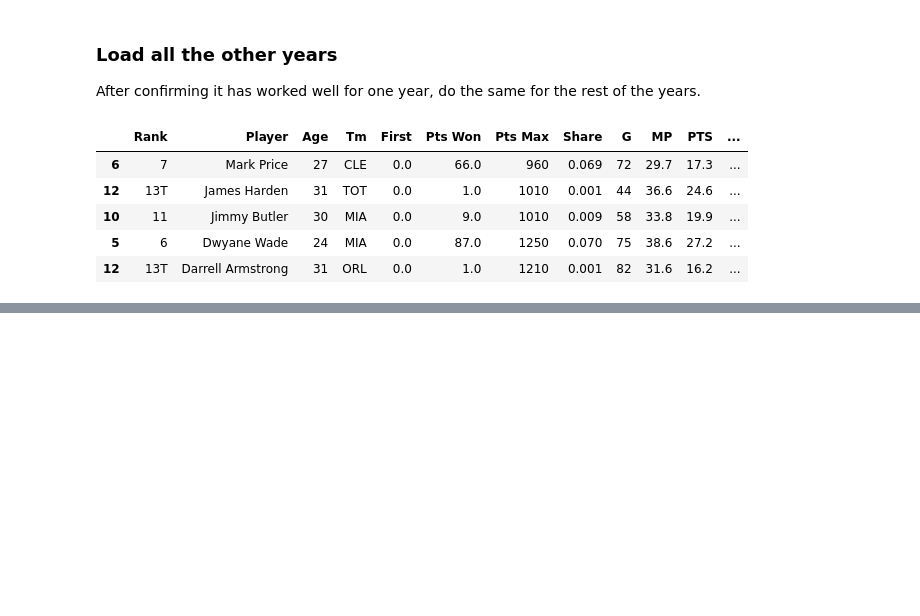
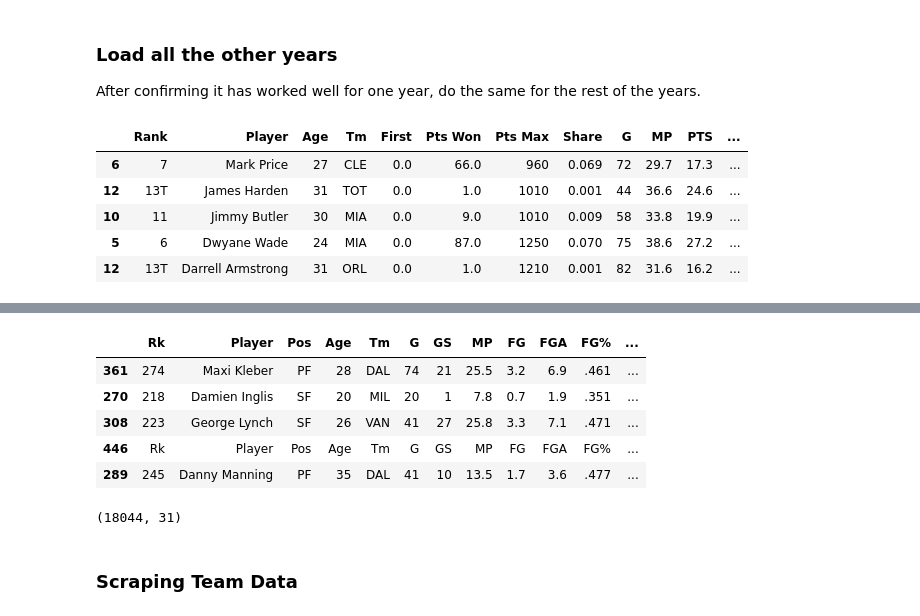
Before and after one commit to Irene-arch/Web-Scraping-NBA-stats, a Jupyter notebook: Web Scraping NBA stats.ipynb, the cells around one changed output, grey strips where cells are left out. Drawn from its saved outputs; the diff is of its cells as text; code cells hidden in the pictures; blank space fills up the shorter version.

Commit message:
Downloaded Player stats

```diff
--- a/Web Scraping NBA stats.ipynb
+++ b/Web Scraping NBA stats.ipynb
@@ -135,0 +160,56 @@ mvps.to_csv("mvps.csv")
+# %%
+with open("PLAYERS/{}.html".format(year), "w+", encoding="utf-8") as f:
+    f.write(html)
+# %%
+for year in years:
+    url = player_stats_url.format(year)
+
+    # render url in the browser
+    driver.get(url)
+
+    # add js to tell the browser to scroll down to be able to render the entire table
+    driver.execute_script("window.scrollTo(1, 1000)")
+    time.sleep(2)
+
+    # get the html of the page
+    html = driver.page_source
+
+    with open("PLAYERS/{}.html".format(year), "w+", encoding="utf-8") as f:
+        f.write(html)
+# %%
+player_df = []
+for year in years:
+
+    with open("PLAYERS/{}.html".format(year), encoding="utf-8") as f:
+        page = f.read()
+
+    # create a parser class to extract table from the page
+    soup = BeautifulSoup(page, "html.parser")
+
+    # remove top row of the table
+    soup.find("tr", class_="thead").decompose()
+
+    # remove all other page elements and only find specific table we want
+    player_table = soup.find(id="per_game_stats")
+
+    # convert table into a string
+    # you'll get a list of dataframes so just get the first index.
+    player = pd.read_html(str(player_table))[0]
+    player["Year"] = year
+    player_df.append(player)
+# %%
+players = pd.concat(player_df)
+# %%
+# pd.pandas.set_option('display.max_columns', None) #display all column names
+players.sample(5)
+# %% [output]
+|  | Rk | Player | Pos | Age | Tm | G | GS | MP | FG | FGA | FG% | ... |
+| 361 | 274 | Maxi Kleber | PF | 28 | DAL | 74 | 21 | 25.5 | 3.2 | 6.9 | .461 | ... |
+| 270 | 218 | Damien Inglis | SF | 20 | MIL | 20 | 1 | 7.8 | 0.7 | 1.9 | .351 | ... |
+| 308 | 223 | George Lynch | SF | 26 | VAN | 41 | 27 | 25.8 | 3.3 | 7.1 | .471 | ... |
+| 446 | Rk | Player | Pos | Age | Tm | G | GS | MP | FG | FGA | FG% | ... |
+| 289 | 245 | Danny Manning | PF | 35 | DAL | 41 | 10 | 13.5 | 1.7 | 3.6 | .477 | ... |
+# %%
+players.shape
+# %% [output]
+(18044, 31)
@@ -135,0 +218,2 @@ mvps.to_csv("mvps.csv")
+# %% [markdown]
+### Scraping Team Data
```
Also changed, not shown: parts of 7 cells of this notebook.
